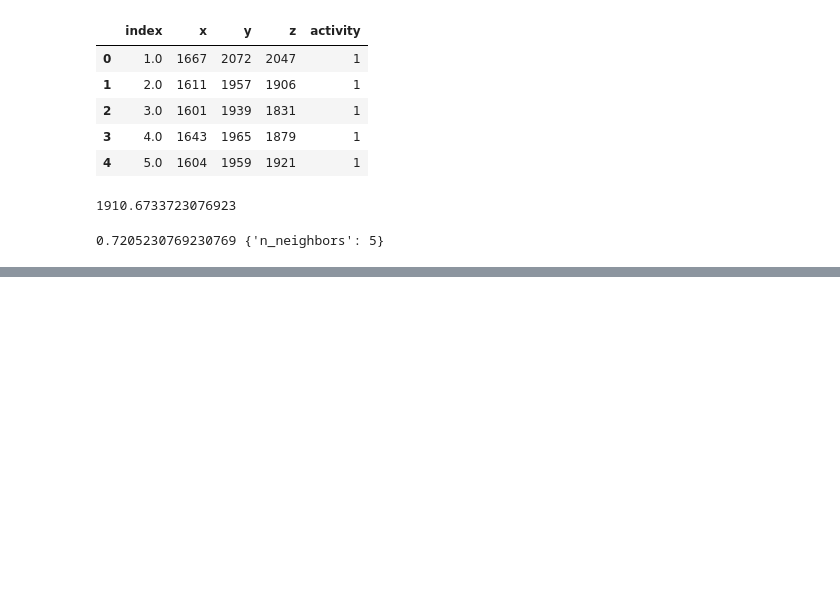
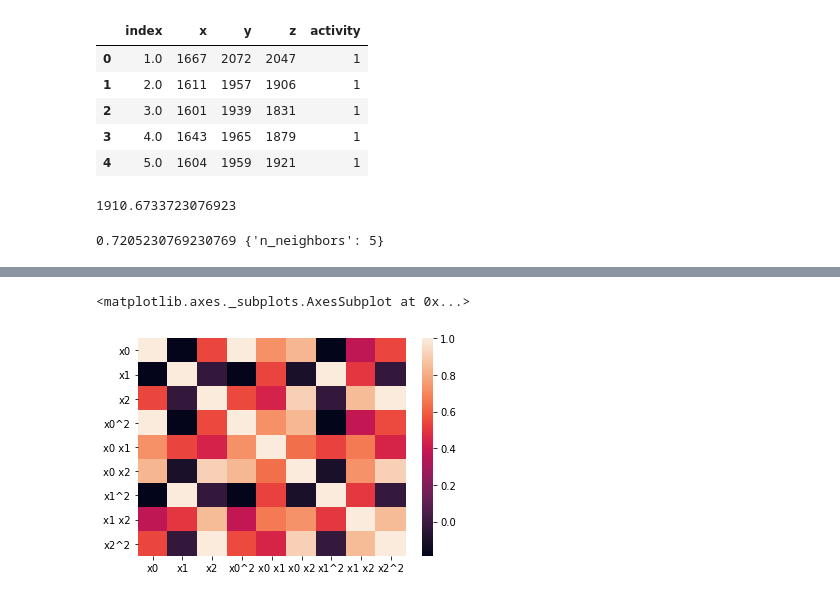
Before and after one commit to SuperSupeng/Data-analysis-with-python, a Jupyter notebook: dataAnalysis/Feature understanding/Feature building.ipynb, the cells around one changed output, grey strips where cells are left out. Cells and saved outputs as stored; diff of their text form; code cells hidden in the pictures; blank space fills up the shorter version.

```diff
--- a/dataAnalysis/Feature understanding/Feature building.ipynb
+++ b/dataAnalysis/Feature understanding/Feature building.ipynb
@@ -229,3 +229,5 @@ print(grid.best_score_, grid.best_params_)
 from sklearn.preprocessing import PolynomialFeatures
 
 poly = PolynomialFeatures(degree=2, include_bias=False, interaction_only = False)
+X_poly = poly.fit_transform(X)
+X_poly.shape
@@ -231,0 +245,7 @@ poly = PolynomialFeatures(degree=2, include_bias=False, interaction_only = False
+# %%
+%matplotlib inline
+import seaborn as sns
+sns.heatmap(pd.DataFrame(X_poly, columns=poly.get_feature_names()).corr())
+# %% [output]
+<matplotlib.axes._subplots.AxesSubplot at 0x...>
+[figure, added]
```
Also changed, not shown: parts of 5 cells of this notebook.
